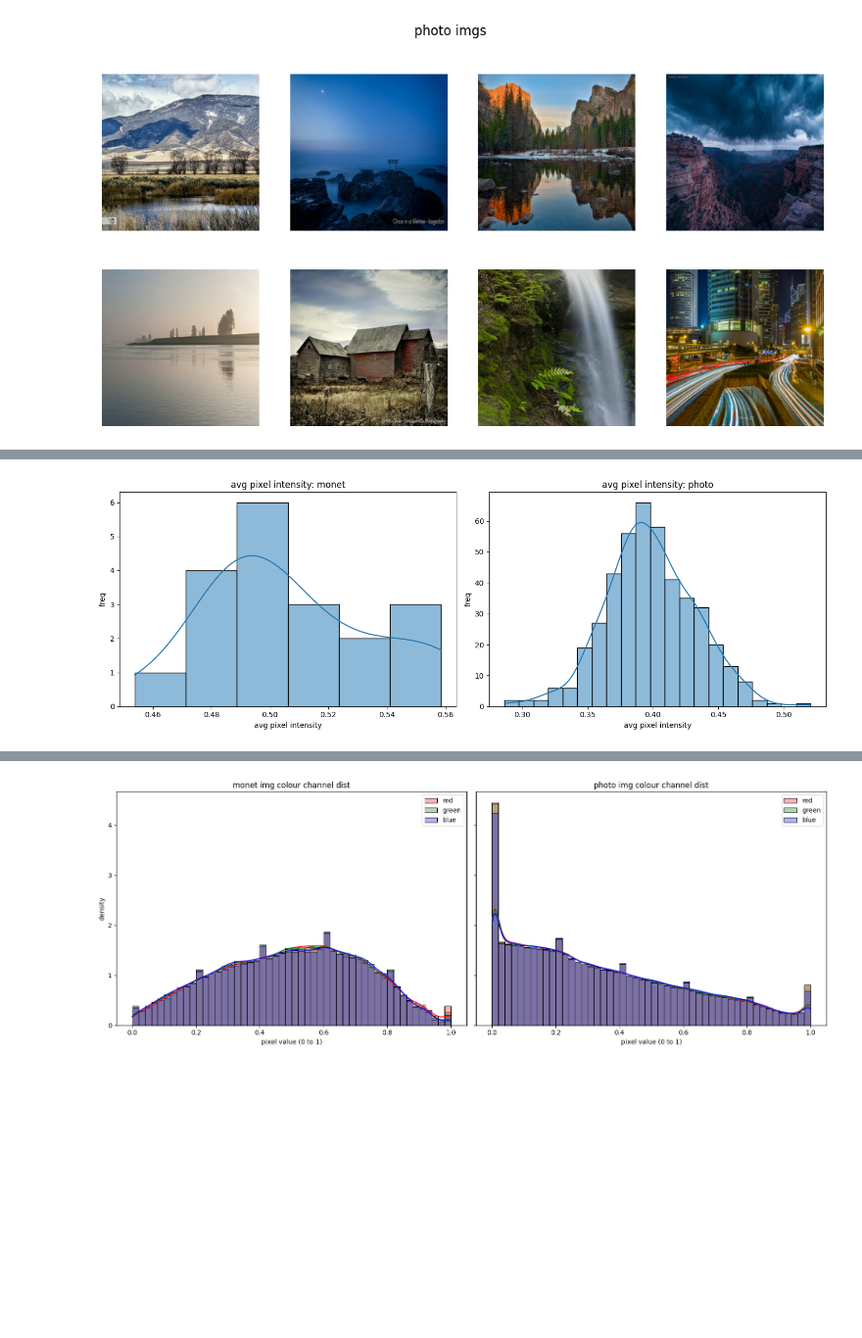
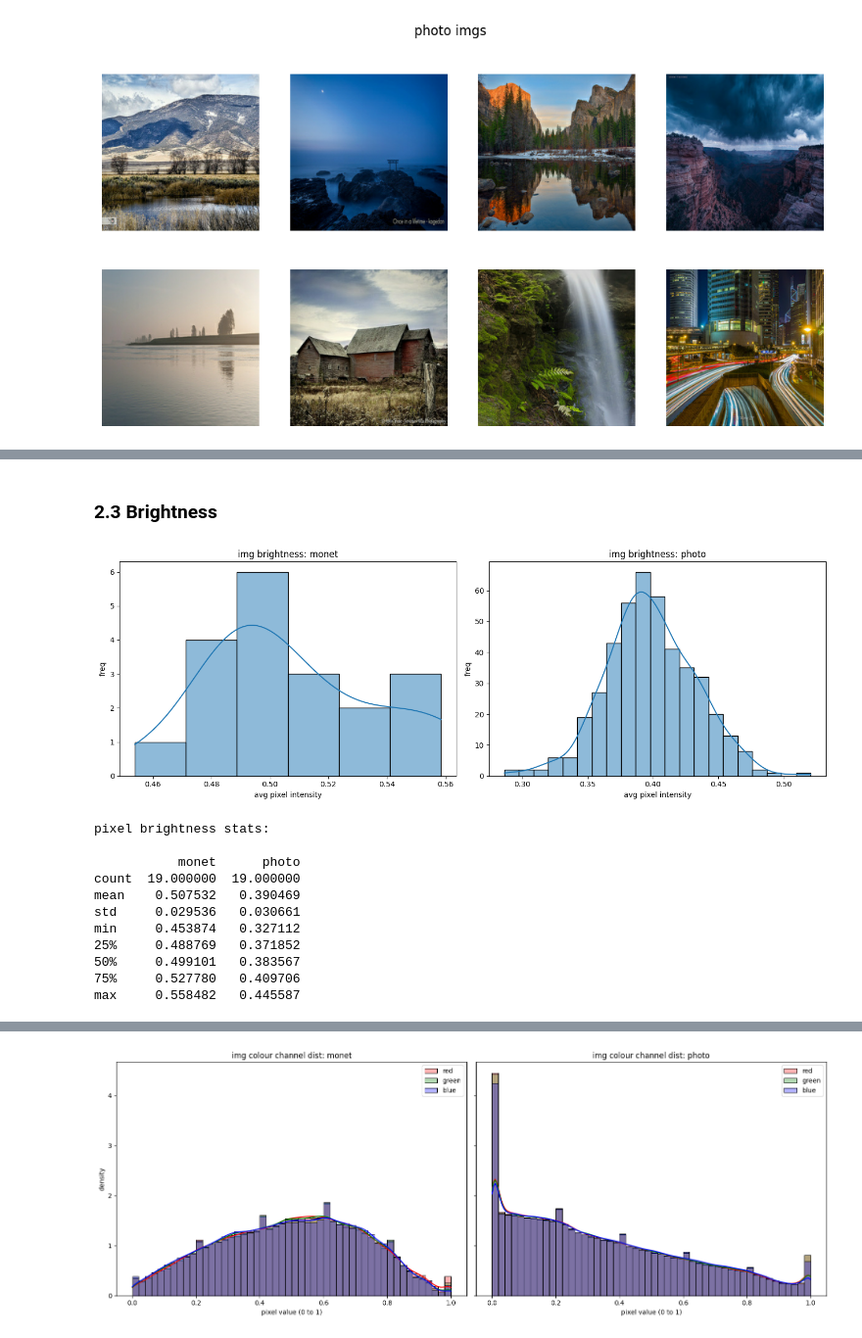
Before and after one commit to FleaBusyBeeBergs/dtsa5511-gan, a Jupyter notebook: notebook55d508e0c1.ipynb, the cells around one changed output, grey strips where cells are left out. Shown at 98% size. Saved outputs shown, nothing was run; the diff lists cells and outputs as text; code cells hidden in the pictures; blank space fills up the shorter version.

```diff
--- a/notebook55d508e0c1.ipynb
+++ b/notebook55d508e0c1.ipynb
@@ -89,23 +189,52 @@ dataset_names = ['monet', 'photo']
+# %% [markdown]
+### 2.3 Brightness
 # %%
-# avg pixle density
+# mean pixle value - brightness
+brightness_data = {}
 
 # grid layout
 fig, axes = plt.subplots(1, 2, figsize=(14, 5))
 
 # iterate throough list for mean density
 for idx, (dataset, name) in enumerate(zip(datasets, dataset_names)):
     means = []
-    for img in dataset.take(1000):
-        means.append(tf.reduce_mean(img).numpy())
+    for img in dataset.take(500):
+        try:
+            mean_val = tf.reduce_mean(img).numpy()
+            means.append(mean_val)
+        except:
+            continue
+
+    brightness_data[name] = means
 
     sns.histplot(means,
                  ax = axes[idx],
                  kde = True)
-    axes[idx].set_title(f'avg pixel intensity: {name}')
+    axes[idx].set_title(f'img brightness: {name}')
     axes[idx].set_xlabel('avg pixel intensity')
     axes[idx].set_ylabel('freq')
 
 plt.tight_layout()
 plt.show()
+
+# stats to df
+min_len = min(len(v) for v in brightness_data.values())
+for key in brightness_data:
+    brightness_data[key] = brightness_data[key][:min_len]
+
+brightness_df = pd.DataFrame(brightness_data)
+print('\n\npixel brightness stats:\n')
+print(brightness_df.describe())
 # %% [output]
-[figure, old version]
+[figure, new version]
+pixel brightness stats:
+
+           monet      photo
+count  19.000000  19.000000
+mean    0.507532   0.390469
+std     0.029536   0.030661
+min     0.453874   0.327112
+25%     0.488769   0.371852
+50%     0.499101   0.383567
+75%     0.527780   0.409706
+max     0.558482   0.445587
```
Also changed, not shown: parts of 41 cells of this notebook.
